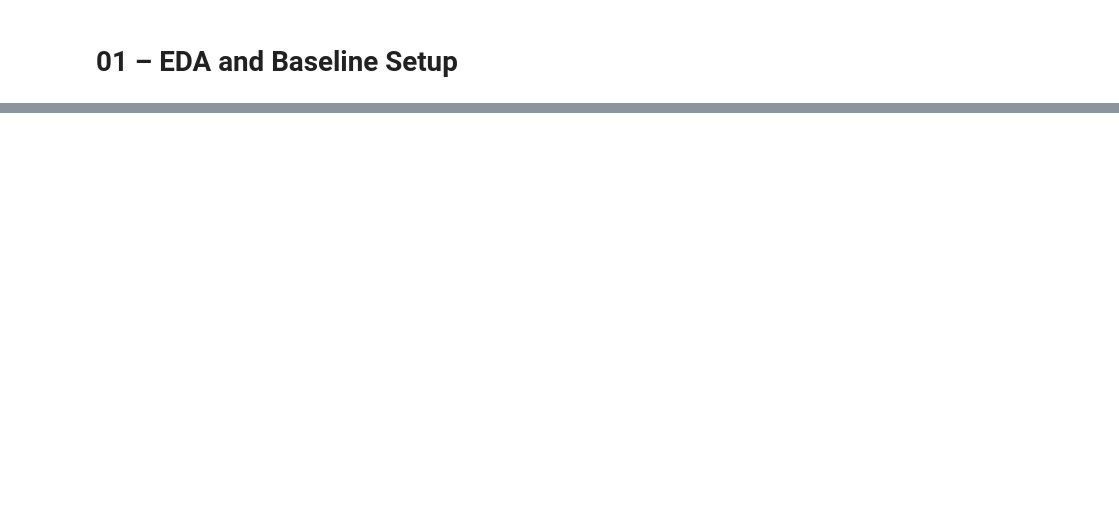
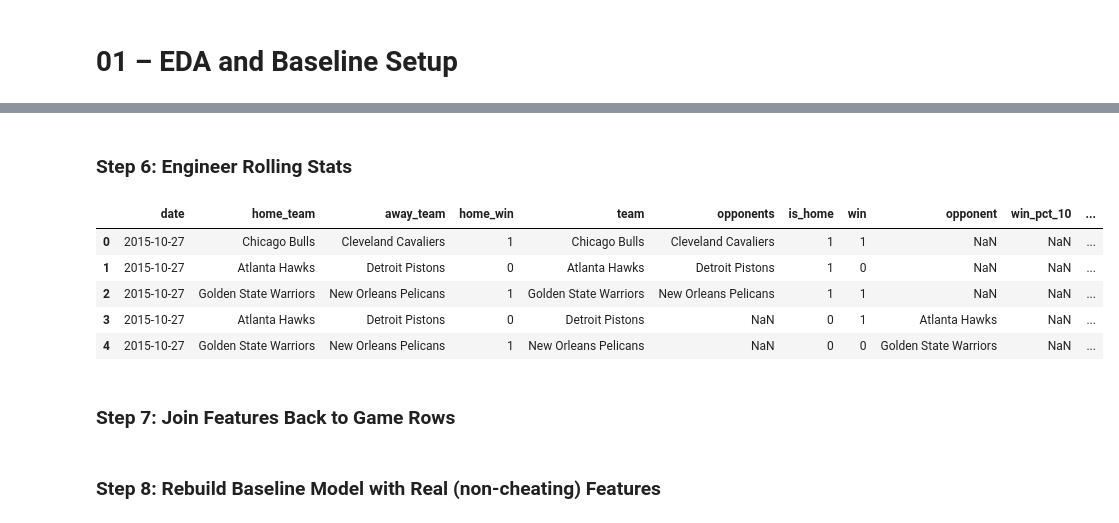
Before and after one commit to Jonah-Schwartz521/sportiq-app, a Jupyter notebook: model/notebooks/01_eda_baseline.ipynb, the cells around one changed output, grey strips where cells are left out. Saved outputs shown, nothing was run; the diff lists cells and outputs as text; code cells hidden in the pictures; blank space fills up the shorter version.

Commit message:
feat(model): add rolling team form features for NBA games;  train baseline logistic model for home win

```diff
--- a/model/notebooks/01_eda_baseline.ipynb
+++ b/model/notebooks/01_eda_baseline.ipynb
@@ -33,0 +191,3 @@ list(RAW_DATA_DIR.glob(""))
+# %%
+games = games.drop(columns=["home_pts", "away_pts"], errors="ignore")
+games.head()
@@ -33,0 +201,18 @@ list(RAW_DATA_DIR.glob(""))
+# %%
+# Build team-centric long table
+home_df = games[['date', 'home_team', 'away_team', 'home_win']].copy()
+home_df['team'] = home_df['home_team']
+home_df['opponents'] = home_df['away_team']
+home_df['is_home'] = 1
+home_df['win'] = home_df['home_win']
+
+away_df = games[['date', 'away_team', 'home_team', 'home_win']].copy()
+away_df['team'] = away_df['away_team']
+away_df['opponent'] = away_df['home_team']
+away_df['is_home'] = 0
+away_df['win'] = 1 - away_df['home_win']
+
+team_games = pd.concat([home_df, away_df], ignore_index=True)
+
+team_games = team_games.sort_values("date").reset_index(drop=True)
+team_games.head()
@@ -33,0 +226,35 @@ list(RAW_DATA_DIR.glob(""))
+# %% [markdown]
+### **Step 6:** Engineer Rolling Stats
+# %%
+# Compute rolling win percentage
+team_games['win_pct_10'] = (
+    team_games.groupby('team')['win']
+    .rolling(window=10, min_periods=1, closed='left')
+    .mean()
+    .reset_index(level=0, drop=True)
+)
+
+# Rolling point difference
+team_games['point_diff'] = (
+    team_games.apply(
+        lambda row: row['win'] - (1-row['win']), axis=1
+    )
+)
+
+team_games['avg_pd_10'] = (
+    team_games.groupby('team')['point_diff']
+    .rolling(window=10, min_periods=1, closed='left')
+    .mean()
+    .reset_index(level=0, drop=True)
+)
+
+team_games.head()
+# %% [output]
+|  | date | home_team | away_team | home_win | team | opponents | is_home | win | opponent | win_pct_10 | ... |
+| 0 | 2015-10-27 | Chicago Bulls | Cleveland Cavaliers | 1 | Chicago Bulls | Cleveland Cavaliers | 1 | 1 | NaN | NaN | ... |
+| 1 | 2015-10-27 | Atlanta Hawks | Detroit Pistons | 0 | Atlanta Hawks | Detroit Pistons | 1 | 0 | NaN | NaN | ... |
+| 2 | 2015-10-27 | Golden State Warriors | New Orleans Pelicans | 1 | Golden State Warriors | New Orleans Pelicans | 1 | 1 | NaN | NaN | ... |
+| 3 | 2015-10-27 | Atlanta Hawks | Detroit Pistons | 0 | Detroit Pistons | NaN | 0 | 1 | Atlanta Hawks | NaN | ... |
+| 4 | 2015-10-27 | Golden State Warriors | New Orleans Pelicans | 1 | New Orleans Pelicans | NaN | 0 | 0 | Golden State Warriors | NaN | ... |
+# %% [markdown]
+### **Step 7:** Join Features Back to Game Rows
@@ -33,0 +290,2 @@ list(RAW_DATA_DIR.glob(""))
+# %% [markdown]
+### **Step 8:** Rebuild Baseline Model with Real (non-cheating) Features
```
Also changed, not shown: parts of 29 cells of this notebook.
